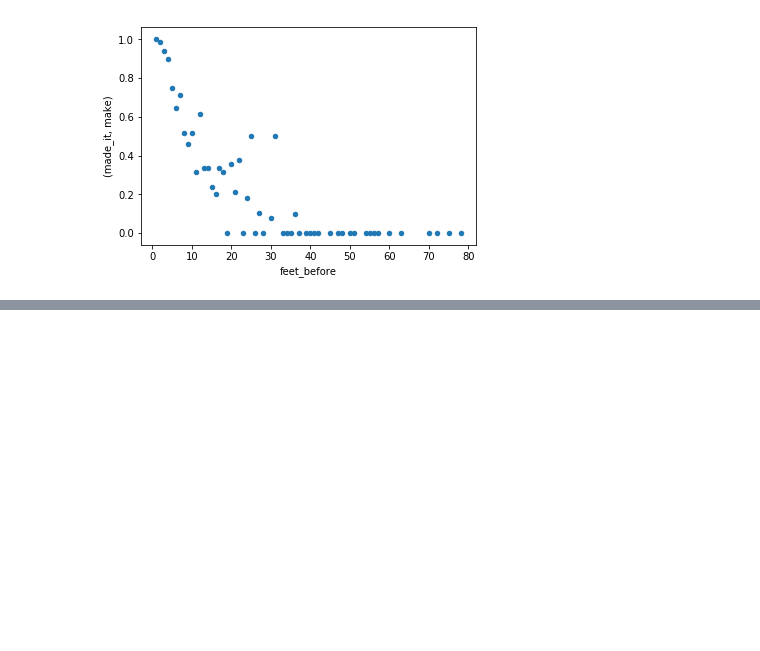
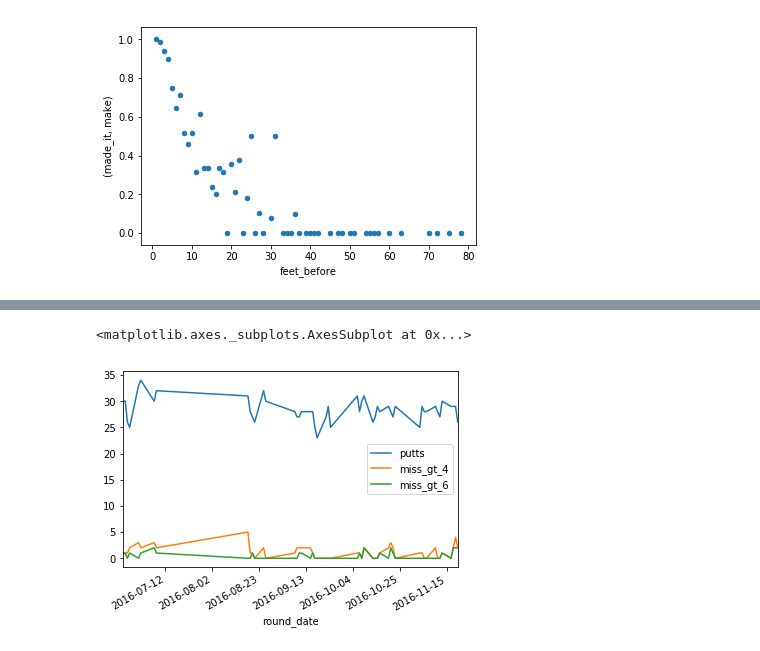
Before and after one commit to brendansudol/golf-moneyball, a Jupyter notebook: notebooks/explore.ipynb, the cells around one changed output, grey strips where cells are left out. Cells and saved outputs as stored; diff of their text form; code cells hidden in the pictures; blank space fills up the shorter version.

```diff
--- a/notebooks/explore.ipynb
+++ b/notebooks/explore.ipynb
@@ -135,0 +157,12 @@ putt_stats.plot(kind='scatter', x='feet_before', y=('made_it', 'make'))
+# %%
+# misreads / bad putts
+
+g = putts.groupby('round_date')
+
+miss_summary = g['feet_after'].agg({
+    'putts': len,
+    'miss_gt_4': lambda x: (x >= 4).sum(),
+    'miss_gt_6': lambda x: (x >= 6).sum(),
+})
+
+miss_summary.head(10)
@@ -135,0 +194,5 @@ putt_stats.plot(kind='scatter', x='feet_before', y=('made_it', 'make'))
+# %%
+miss_summary.plot()
+# %% [output]
+<matplotlib.axes._subplots.AxesSubplot at 0x...>
+[figure, added]
```
Also changed, not shown: parts of 13 cells of this notebook.
